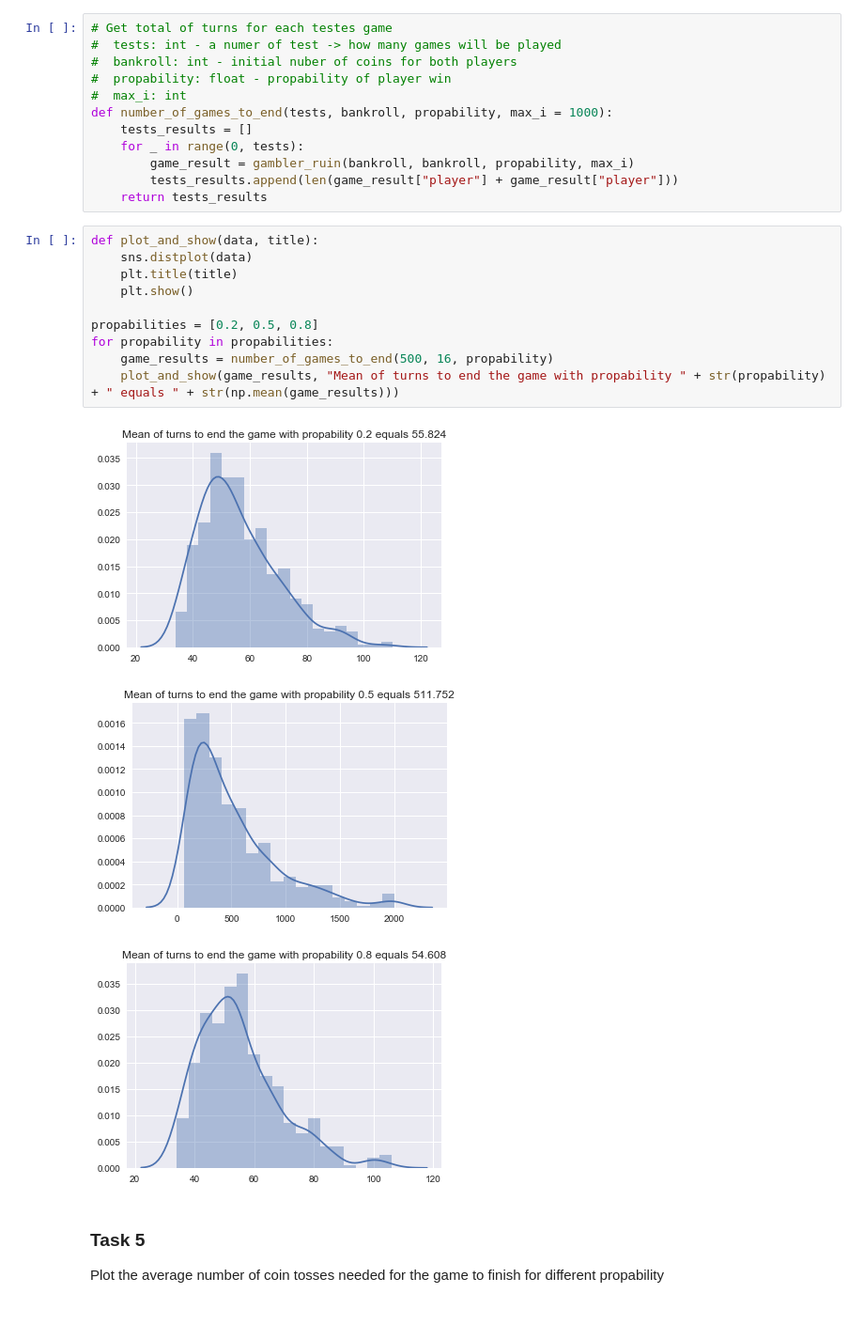
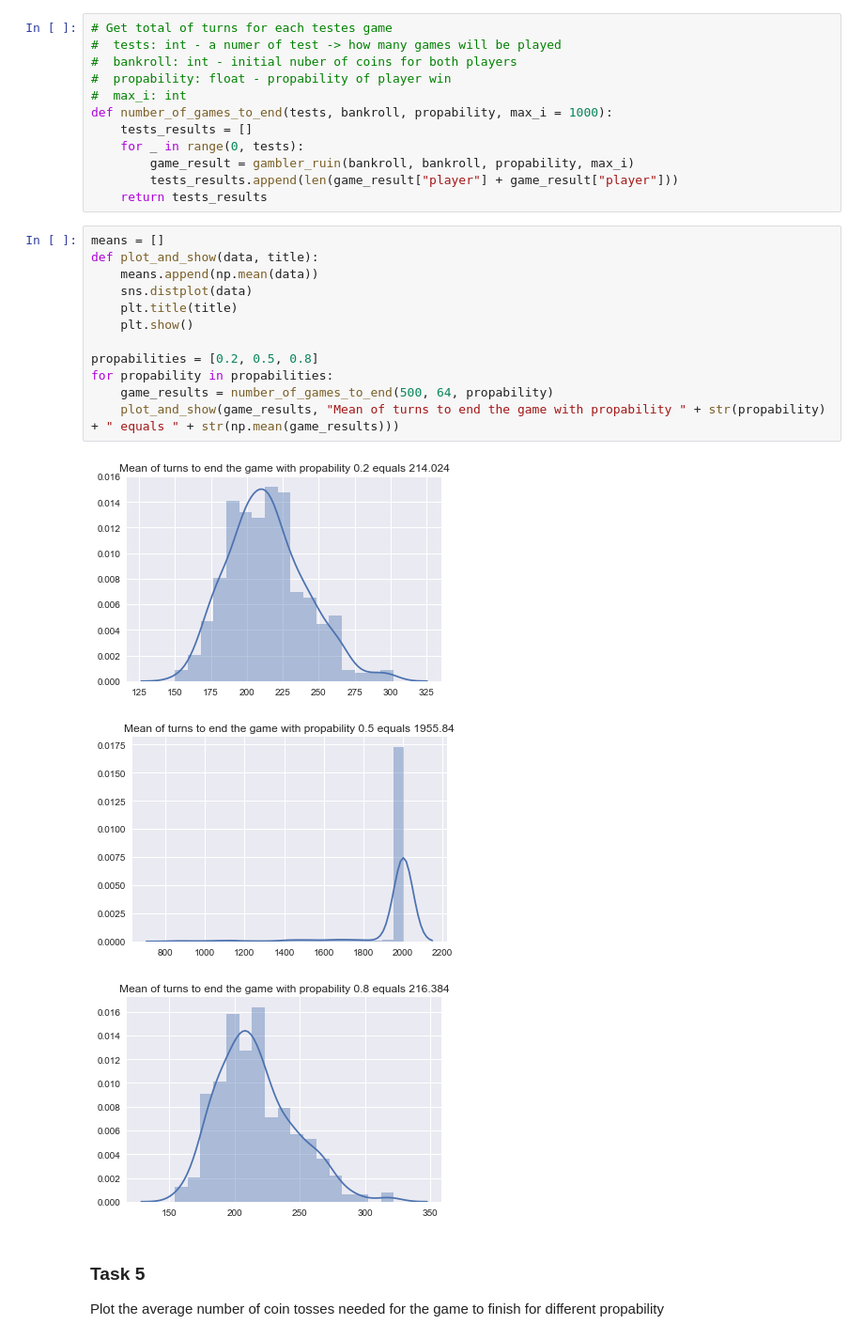
Before and after one commit to witekbobrowski/Academic, a Jupyter notebook: statistical-methods-winter-2017/gamblers-ruin-problem.ipynb, the cells around one changed output. Shown at 94% size. Cells and saved outputs as stored; diff of their text form.

```diff
--- a/statistical-methods-winter-2017/gamblers-ruin-problem.ipynb
+++ b/statistical-methods-winter-2017/gamblers-ruin-problem.ipynb
@@ -122,19 +123,21 @@ def number_of_games_to_end(tests, bankroll, propability, max_i = 1000):
         tests_results.append(len(game_result["player"] + game_result["player"]))
     return tests_results
 # %%
+means = []
 def plot_and_show(data, title):
+    means.append(np.mean(data))
     sns.distplot(data)
     plt.title(title)
     plt.show()
 
 propabilities = [0.2, 0.5, 0.8]
 for propability in propabilities:
-    game_results = number_of_games_to_end(500, 16, propability)
+    game_results = number_of_games_to_end(500, 64, propability)
     plot_and_show(game_results, "Mean of turns to end the game with propability " + str(propability) + " equals " + str(np.mean(game_results)))
 # %% [output]
-[figure, old version]
+[figure, new version]
-[figure, old version]
+[figure, new version]
-[figure, old version]
+[figure, new version]
 # %% [markdown]
 ### Task 5
 Plot the average number of coin tosses needed for the game to finish for different propability
```
Also changed, not shown: parts of 6 cells of this notebook, 2 other files.
